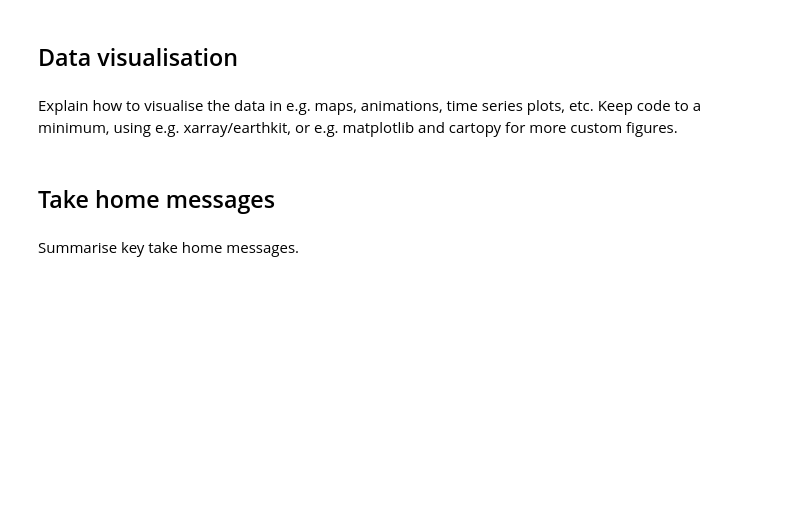
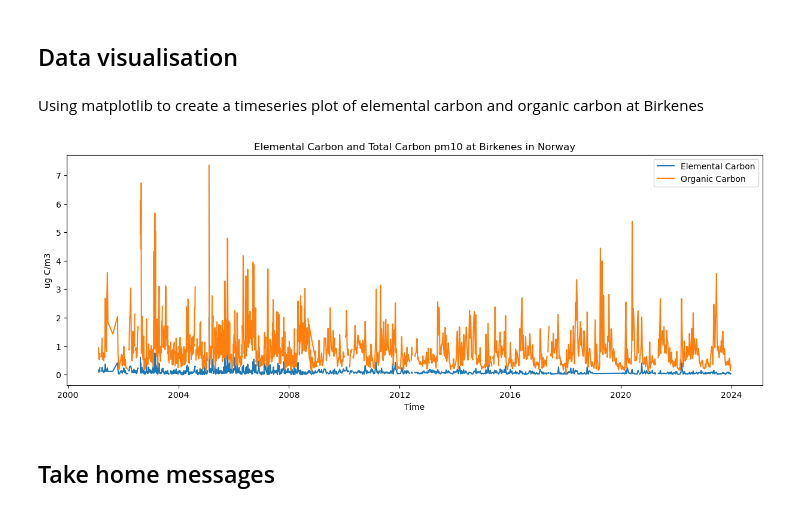
Before and after one commit to mea06em/cams-act6, a Jupyter notebook: 02-in-situ/23_search_ACTRIS_data_portal_OC_EC.ipynb, the cells around one changed output. Cells and saved outputs as stored; diff of their text form; code cells hidden in the pictures; blank space fills up the shorter version.

```diff
--- a/02-in-situ/23_search_ACTRIS_data_portal_OC_EC.ipynb
+++ b/02-in-situ/23_search_ACTRIS_data_portal_OC_EC.ipynb
@@ -161,8 +140,36 @@ precip_ds
+# %%
+# Sort the ds_elemental_carbon list based on the first time value in each DataArray
+ds_elemental_carbon.sort(key=lambda x: x.time.values[0] if len(x.time) > 0 else np.datetime64('NaT'))
+
+# Sort the ds_organic_carbon list based on the first time value in each DataArray
+ds_organic_carbon.sort(key=lambda x: x.time.values[0] if len(x.time) > 0 else np.datetime64('NaT'))
+
+# Sort the ds_total_carbon list based on the first time value in each DataArray
+ds_total_carbon.sort(key=lambda x: x.time.values[0] if len(x.time) > 0 else np.datetime64('NaT'))
+# %%
+# Concatenate the list of DataArrays in ds_elemental_carbon along the 'time' dimension
+ec_ds = xr.concat([ds for ds in ds_elemental_carbon], dim='time')
+
+# Concatenate the list of DataArrays in ds_organic_carbon along the 'time' dimension
+oc_ds = xr.concat([ds for ds in ds_organic_carbon], dim='time')
+
+# Concatenate the list of DataArrays in ds_total_carbon along the 'time' dimension
+tc_ds = xr.concat([ds for ds in ds_total_carbon], dim='time')
 # %% [markdown]
 ## Data visualisation
-# %% [markdown]
-Explain how to visualise the data in e.g. maps, animations, time series plots, etc. Keep code to a minimum, using e.g. xarray/earthkit, or e.g. matplotlib and cartopy for more custom figures.
+# %% [markdown]
+Using matplotlib to create a timeseries plot of elemental carbon and organic carbon at Birkenes
+# %%
+plt.figure(figsize=(15, 5))
+plt.plot(ec_ds.time, ec_ds, label='Elemental Carbon')
+plt.plot(oc_ds.time, oc_ds, label='Organic Carbon')
+#plt.plot(tc_ds.time, tc_ds, label='Total Carbon')
+plt.legend()
+plt.ylabel('ug C/m3')
+plt.xlabel('Time')
+plt.title('Elemental Carbon and Total Carbon pm10 at Birkenes in Norway')
+plt.show()
+# %% [output]
+[figure, added]
 # %% [markdown]
 ## Take home messages
-# %% [markdown]
-Summarise key take home messages.
```
Also changed, not shown: parts of 4 cells of this notebook, 2 other files.
